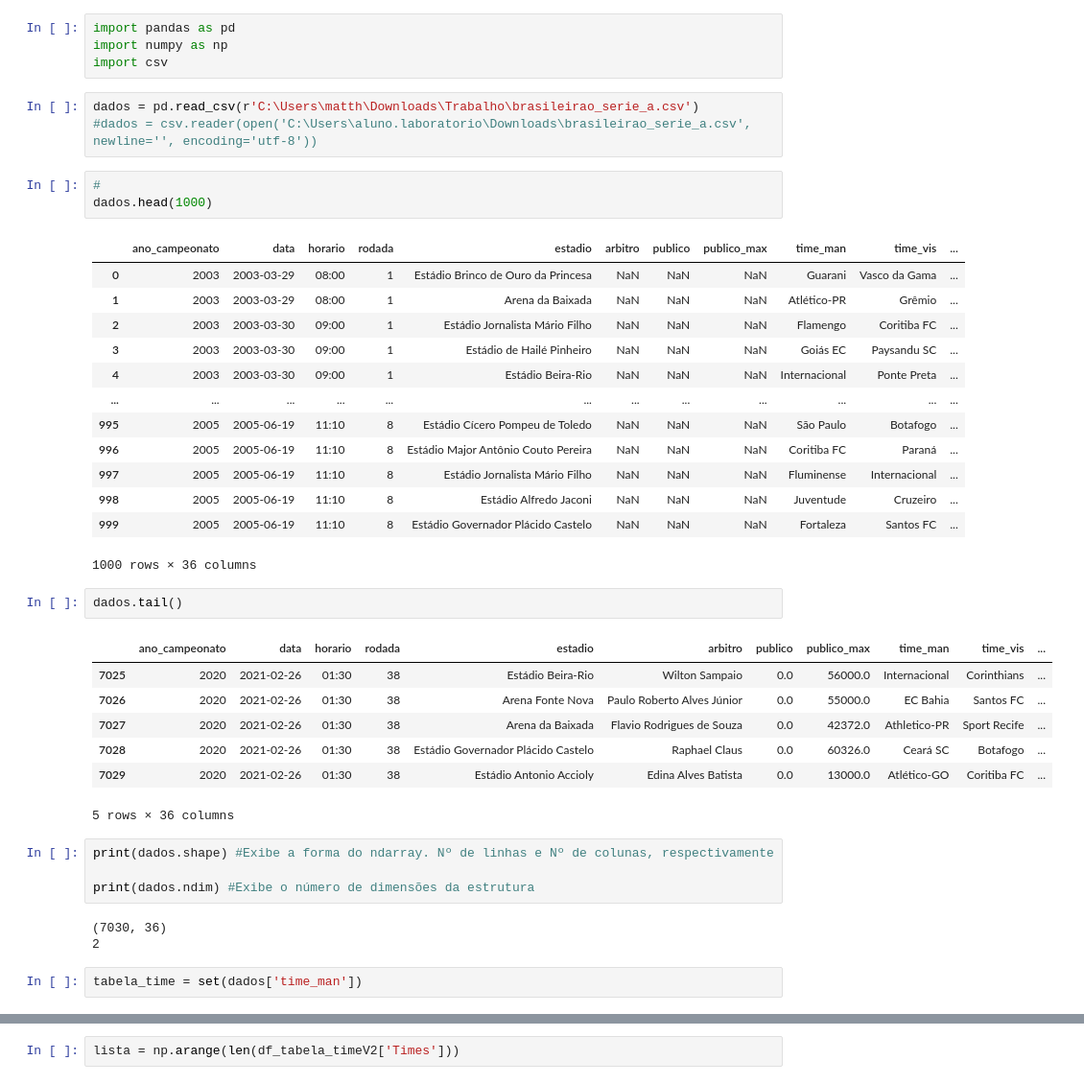
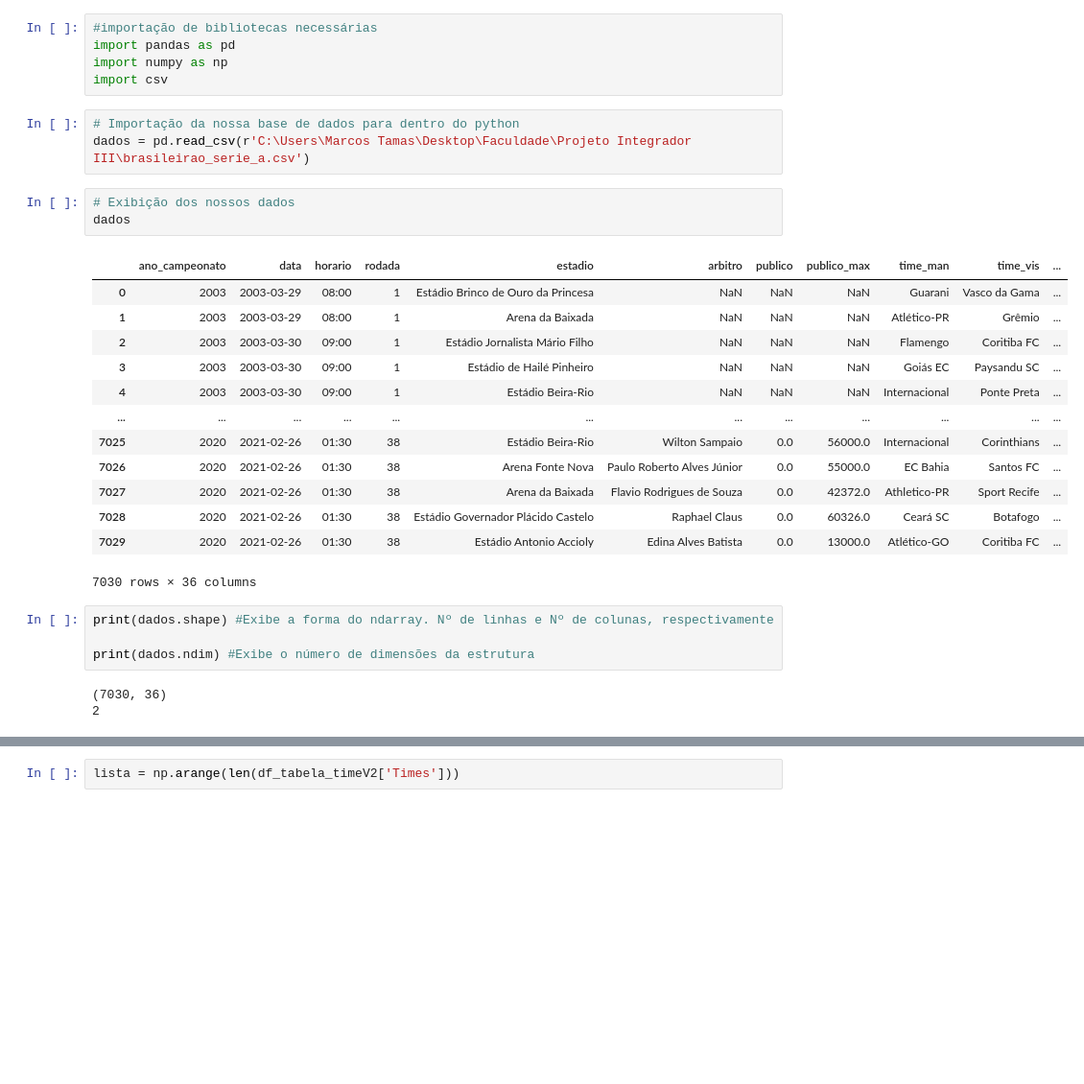
Before and after one commit to andrerrn/Projeto-Integrador-III, a Jupyter notebook: Projeto Integrador.ipynb, the cells around one changed output, grey strips where cells are left out. Shown at 96% size. Drawn from its saved outputs; the diff is of its cells as text; blank space fills up the shorter version.

```diff
--- a/Projeto Integrador.ipynb
+++ b/Projeto Integrador.ipynb
@@ -1,37 +1,28 @@
 # %%
+#importação de bibliotecas necessárias
 import pandas as pd
 import numpy as np
 import csv
-# %%
-dados = pd.read_csv(r'C:\Users\matth\Downloads\Trabalho\brasileirao_serie_a.csv')
-#dados = csv.reader(open('C:\Users\aluno.laboratorio\Downloads\brasileirao_serie_a.csv', newline='', encoding='utf-8'))
-# %%
-#
-dados.head(1000)
-# %% [output]
-|  | ano_campeonato | data | horario | rodada | estadio | arbitro | publico | publico_max | time_man | time_vis | ... |
-| 0 | 2003 | 2003-03-29 | 08:00 | 1 | Estádio Brinco de Ouro da Princesa | NaN | NaN | NaN | Guarani | Vasco da Gama | ... |
-| 1 | 2003 | 2003-03-29 | 08:00 | 1 | Arena da Baixada | NaN | NaN | NaN | Atlético-PR | Grêmio | ... |
-| 2 | 2003 | 2003-03-30 | 09:00 | 1 | Estádio Jornalista Mário Filho | NaN | NaN | NaN | Flamengo | Coritiba FC | ... |
-| 3 | 2003 | 2003-03-30 | 09:00 | 1 | Estádio de Hailé Pinheiro | NaN | NaN | NaN | Goiás EC | Paysandu SC | ... |
-| 4 | 2003 | 2003-03-30 | 09:00 | 1 | Estádio Beira-Rio | NaN | NaN | NaN | Internacional | Ponte Preta | ... |
-| ... | ... | ... | ... | ... | ... | ... | ... | ... | ... | ... | ... |
-| 995 | 2005 | 2005-06-19 | 11:10 | 8 | Estádio Cícero Pompeu de Toledo | NaN | NaN | NaN | São Paulo | Botafogo | ... |
-| 996 | 2005 | 2005-06-19 | 11:10 | 8 | Estádio Major Antônio Couto Pereira | NaN | NaN | NaN | Coritiba FC | Paraná | ... |
-| 997 | 2005 | 2005-06-19 | 11:10 | 8 | Estádio Jornalista Mário Filho | NaN | NaN | NaN | Fluminense | Internacional | ... |
-| 998 | 2005 | 2005-06-19 | 11:10 | 8 | Estádio Alfredo Jaconi | NaN | NaN | NaN | Juventude | Cruzeiro | ... |
-| 999 | 2005 | 2005-06-19 | 11:10 | 8 | Estádio Governador Plácido Castelo | NaN | NaN | NaN | Fortaleza | Santos FC | ... |
-1000 rows × 36 columns
-# %%
-dados.tail()
-# %% [output]
-|  | ano_campeonato | data | horario | rodada | estadio | arbitro | publico | publico_max | time_man | time_vis | ... |
-| 7025 | 2020 | 2021-02-26 | 01:30 | 38 | Estádio Beira-Rio | Wilton Sampaio | 0.0 | 56000.0 | Internacional | Corinthians | ... |
-| 7026 | 2020 | 2021-02-26 | 01:30 | 38 | Arena Fonte Nova | Paulo Roberto Alves Júnior | 0.0 | 55000.0 | EC Bahia | Santos FC | ... |
-| 7027 | 2020 | 2021-02-26 | 01:30 | 38 | Arena da Baixada | Flavio Rodrigues de Souza | 0.0 | 42372.0 | Athletico-PR | Sport Recife | ... |
-| 7028 | 2020 | 2021-02-26 | 01:30 | 38 | Estádio Governador Plácido Castelo | Raphael Claus | 0.0 | 60326.0 | Ceará SC | Botafogo | ... |
-| 7029 | 2020 | 2021-02-26 | 01:30 | 38 | Estádio Antonio Accioly | Edina Alves Batista | 0.0 | 13000.0 | Atlético-GO | Coritiba FC | ... |
-5 rows × 36 columns
+# %%
+# Importação da nossa base de dados para dentro do python
+dados = pd.read_csv(r'C:\Users\Marcos Tamas\Desktop\Faculdade\Projeto Integrador III\brasileirao_serie_a.csv')
+# %%
+# Exibição dos nossos dados
+dados
+# %% [output]
+|  | ano_campeonato | data | horario | rodada | estadio | arbitro | publico | publico_max | time_man | time_vis | ... |
+| 0 | 2003 | 2003-03-29 | 08:00 | 1 | Estádio Brinco de Ouro da Princesa | NaN | NaN | NaN | Guarani | Vasco da Gama | ... |
+| 1 | 2003 | 2003-03-29 | 08:00 | 1 | Arena da Baixada | NaN | NaN | NaN | Atlético-PR | Grêmio | ... |
+| 2 | 2003 | 2003-03-30 | 09:00 | 1 | Estádio Jornalista Mário Filho | NaN | NaN | NaN | Flamengo | Coritiba FC | ... |
+| 3 | 2003 | 2003-03-30 | 09:00 | 1 | Estádio de Hailé Pinheiro | NaN | NaN | NaN | Goiás EC | Paysandu SC | ... |
+| 4 | 2003 | 2003-03-30 | 09:00 | 1 | Estádio Beira-Rio | NaN | NaN | NaN | Internacional | Ponte Preta | ... |
+| ... | ... | ... | ... | ... | ... | ... | ... | ... | ... | ... | ... |
+| 7025 | 2020 | 2021-02-26 | 01:30 | 38 | Estádio Beira-Rio | Wilton Sampaio | 0.0 | 56000.0 | Internacional | Corinthians | ... |
+| 7026 | 2020 | 2021-02-26 | 01:30 | 38 | Arena Fonte Nova | Paulo Roberto Alves Júnior | 0.0 | 55000.0 | EC Bahia | Santos FC | ... |
+| 7027 | 2020 | 2021-02-26 | 01:30 | 38 | Arena da Baixada | Flavio Rodrigues de Souza | 0.0 | 42372.0 | Athletico-PR | Sport Recife | ... |
+| 7028 | 2020 | 2021-02-26 | 01:30 | 38 | Estádio Governador Plácido Castelo | Raphael Claus | 0.0 | 60326.0 | Ceará SC | Botafogo | ... |
+| 7029 | 2020 | 2021-02-26 | 01:30 | 38 | Estádio Antonio Accioly | Edina Alves Batista | 0.0 | 13000.0 | Atlético-GO | Coritiba FC | ... |
+7030 rows × 36 columns
 # %%
 print(dados.shape) #Exibe a forma do ndarray. Nº de linhas e Nº de colunas, respectivamente
 
@@ -39,5 +30,3 @@ print(dados.ndim) #Exibe o número de dimensões da estrutura
 # %% [output]
 (7030, 36)
 2
-# %%
-tabela_time = set(dados['time_man'])
```
Also changed, not shown: parts of 16 cells of this notebook.
